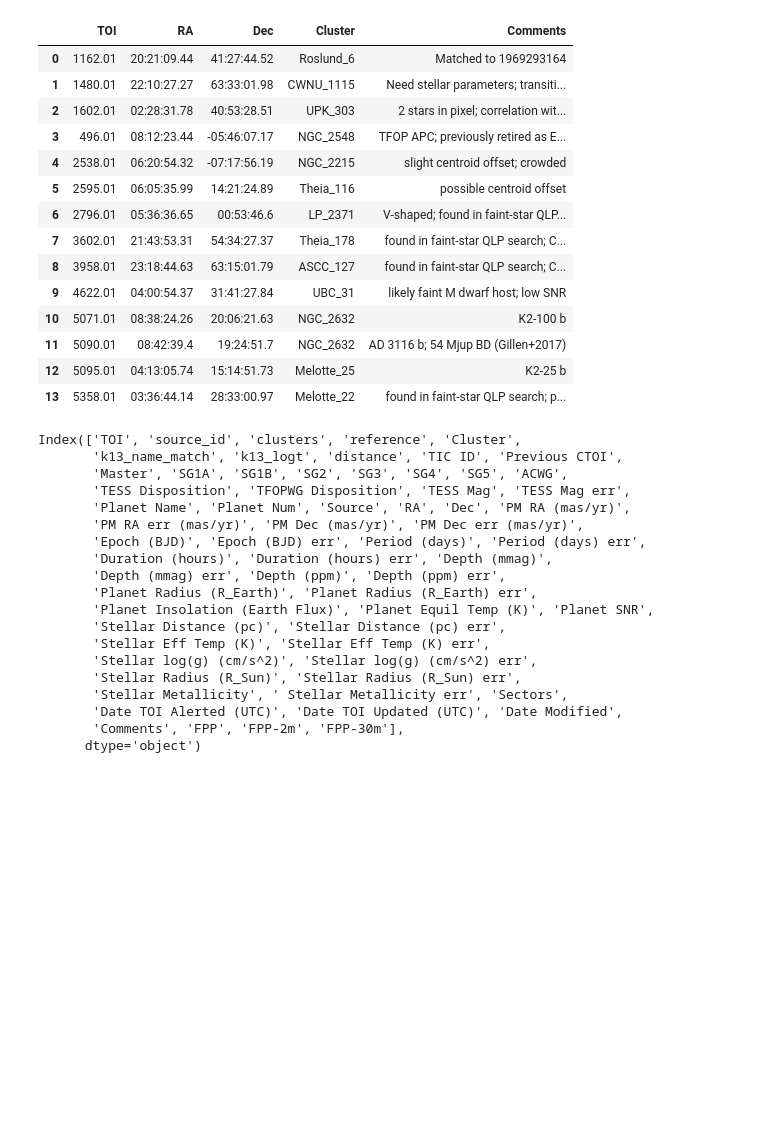
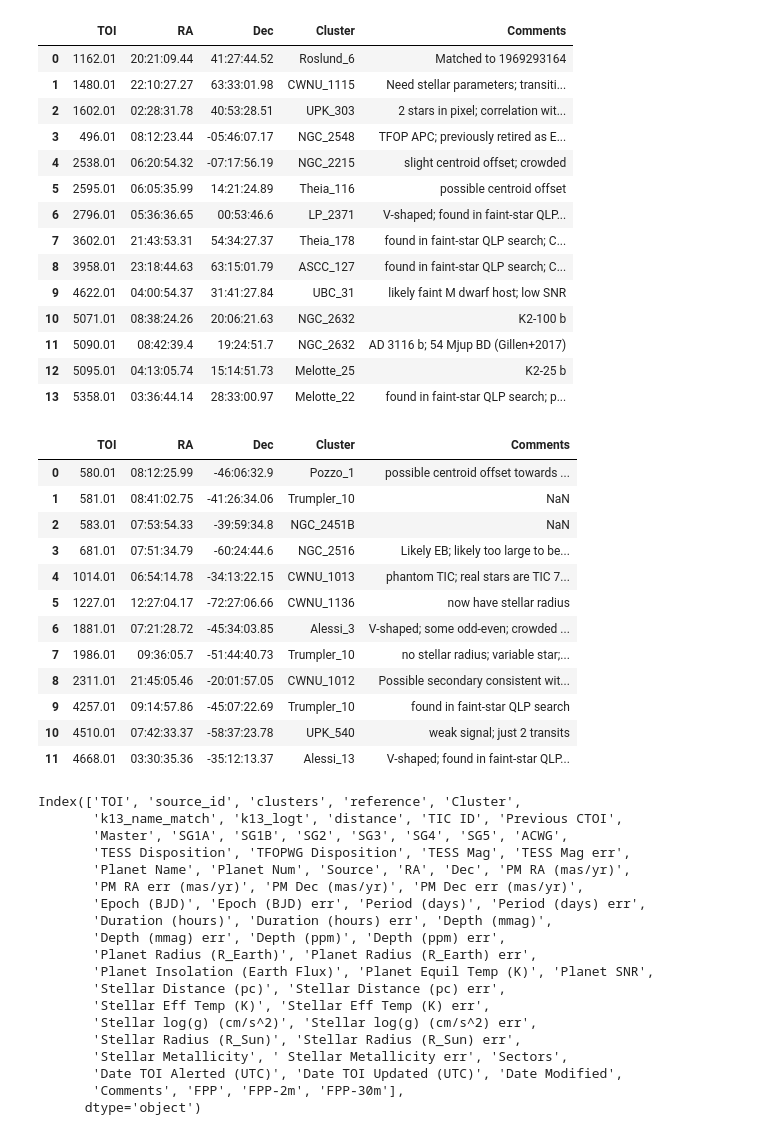
Before and after one commit to jpdeleon/chronos, a Jupyter notebook: notebooks/find_gaia_ID_of_tois_in_clusters.ipynb, the cells around one changed output. Cells and saved outputs as stored; diff of their text form; code cells hidden in the pictures; blank space fills up the shorter version.

```diff
--- a/notebooks/find_gaia_ID_of_tois_in_clusters.ipynb
+++ b/notebooks/find_gaia_ID_of_tois_in_clusters.ipynb
@@ -342,6 +326,22 @@ short_list[coords.dec.deg>-20][['TOI','RA','Dec','Cluster','Comments']].reset_in
 | 11 | 5090.01 | 08:42:39.4 | 19:24:51.7 | NGC_2632 | AD 3116 b; 54 Mjup BD (Gillen+2017) |
 | 12 | 5095.01 | 04:13:05.74 | 15:14:51.73 | Melotte_25 | K2-25 b |
 | 13 | 5358.01 | 03:36:44.14 | 28:33:00.97 | Melotte_22 | found in faint-star QLP search; p... |
+# %%
+short_list[coords.dec.deg<-20][['TOI','RA','Dec','Cluster','Comments']].reset_index(drop=True)
+# %% [output]
+|  | TOI | RA | Dec | Cluster | Comments |
+| 0 | 580.01 | 08:12:25.99 | -46:06:32.9 | Pozzo_1 | possible centroid offset towards ... |
+| 1 | 581.01 | 08:41:02.75 | -41:26:34.06 | Trumpler_10 | NaN |
+| 2 | 583.01 | 07:53:54.33 | -39:59:34.8 | NGC_2451B | NaN |
+| 3 | 681.01 | 07:51:34.79 | -60:24:44.6 | NGC_2516 | Likely EB; likely too large to be... |
+| 4 | 1014.01 | 06:54:14.78 | -34:13:22.15 | CWNU_1013 | phantom TIC; real stars are TIC 7... |
+| 5 | 1227.01 | 12:27:04.17 | -72:27:06.66 | CWNU_1136 | now have stellar radius |
+| 6 | 1881.01 | 07:21:28.72 | -45:34:03.85 | Alessi_3 | V-shaped; some odd-even; crowded ... |
+| 7 | 1986.01 | 09:36:05.7 | -51:44:40.73 | Trumpler_10 | no stellar radius; variable star;... |
+| 8 | 2311.01 | 21:45:05.46 | -20:01:57.05 | CWNU_1012 | Possible secondary consistent wit... |
+| 9 | 4257.01 | 09:14:57.86 | -45:07:22.69 | Trumpler_10 | found in faint-star QLP search |
+| 10 | 4510.01 | 07:42:33.37 | -58:37:23.78 | UPK_540 | weak signal; just 2 transits |
+| 11 | 4668.01 | 03:30:35.36 | -35:12:13.37 | Alessi_13 | V-shaped; found in faint-star QLP... |
 # %%
 clobber=True
 
```
Also changed, not shown: parts of 6 cells of this notebook, 10 other files.
